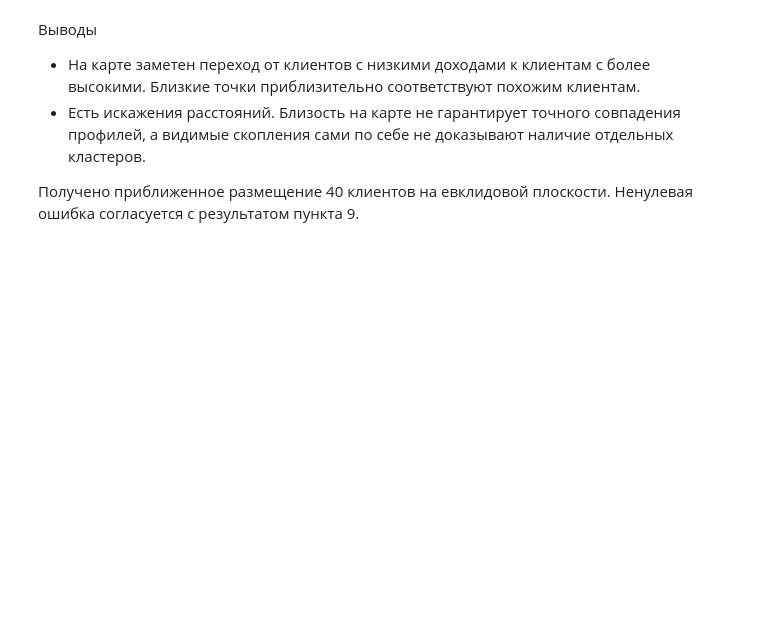
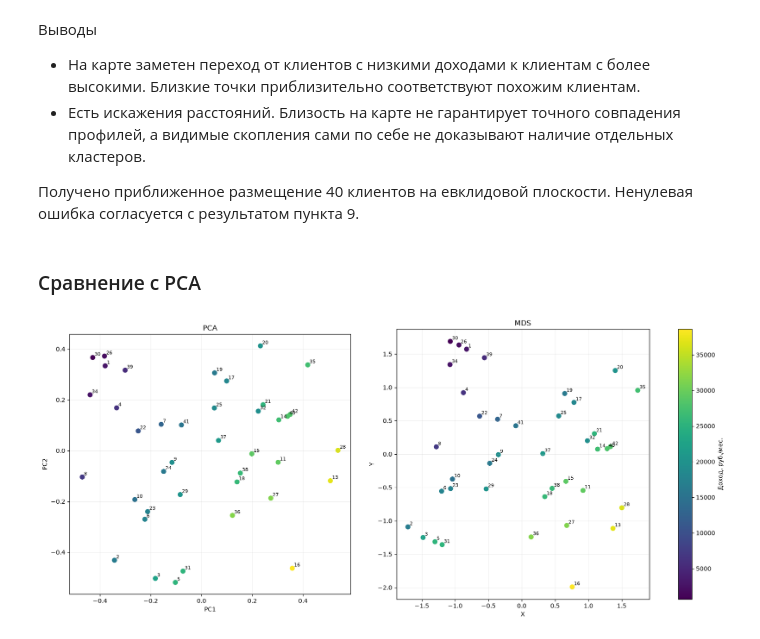
Before and after one commit to conk7/mda, a Jupyter notebook: lab1.ipynb, the cells around one changed output. Saved outputs shown, nothing was run; the diff lists cells and outputs as text; code cells hidden in the pictures; blank space fills up the shorter version.

Commit message:
add pca and comparison with mds

```diff
--- a/lab1.ipynb
+++ b/lab1.ipynb
@@ -254,0 +616,7 @@ df_clean
+# %%
+pca_coordinates = pd.DataFrame(
+    Z_pca,
+    index=client_ids_pca,
+    columns=component_names[:k],
+)
+pca_coordinates
@@ -553,3 +1043,49 @@ plt.show()
 
 Получено приближенное размещение 40 клиентов на евклидовой плоскости.
 Ненулевая ошибка согласуется с результатом пункта 9.
+# %% [markdown]
+### Сравнение с PCA
+# %%
+comparison_ids = pd.Index(df_clean.index + 1)
+comparison_income = df_clean["Доход"].to_numpy()
+income_norm = plt.Normalize(comparison_income.min(), comparison_income.max())
+
+comparison_maps = [
+    ("PCA", pca_coordinates.loc[comparison_ids].to_numpy(), "PC1", "PC2"),
+    ("MDS", mds_coordinates.loc[comparison_ids].to_numpy(), "X", "Y"),
+]
+
+fig_comparison, axes = plt.subplots(
+    1, 2, figsize=(16, 7), layout="constrained",
+)
+
+for ax, (title, coordinates, xlabel, ylabel) in zip(axes, comparison_maps):
+    points = ax.scatter(
+        coordinates[:, 0],
+        coordinates[:, 1],
+        c=comparison_income,
+        cmap="viridis",
+        norm=income_norm,
+        s=55,
+    )
+    for client_id, (x, y) in zip(comparison_ids, coordinates):
+        ax.annotate(
+            str(client_id),
+            (x, y),
+            xytext=(3, 3),
+            textcoords="offset points",
+            fontsize=8,
+        )
+
+    ax.set_title(title)
+    ax.set_xlabel(xlabel)
+    ax.set_ylabel(ylabel)
+    ax.set_aspect("equal", adjustable="box")
+    ax.grid(alpha=0.2)
+
+colorbar = fig_comparison.colorbar(points, ax=axes)
+colorbar.set_label("Доход, руб./мес.")
+
+plt.show()
+# %% [output]
+[figure, added]
```
Also changed, not shown: parts of 30 cells of this notebook.
